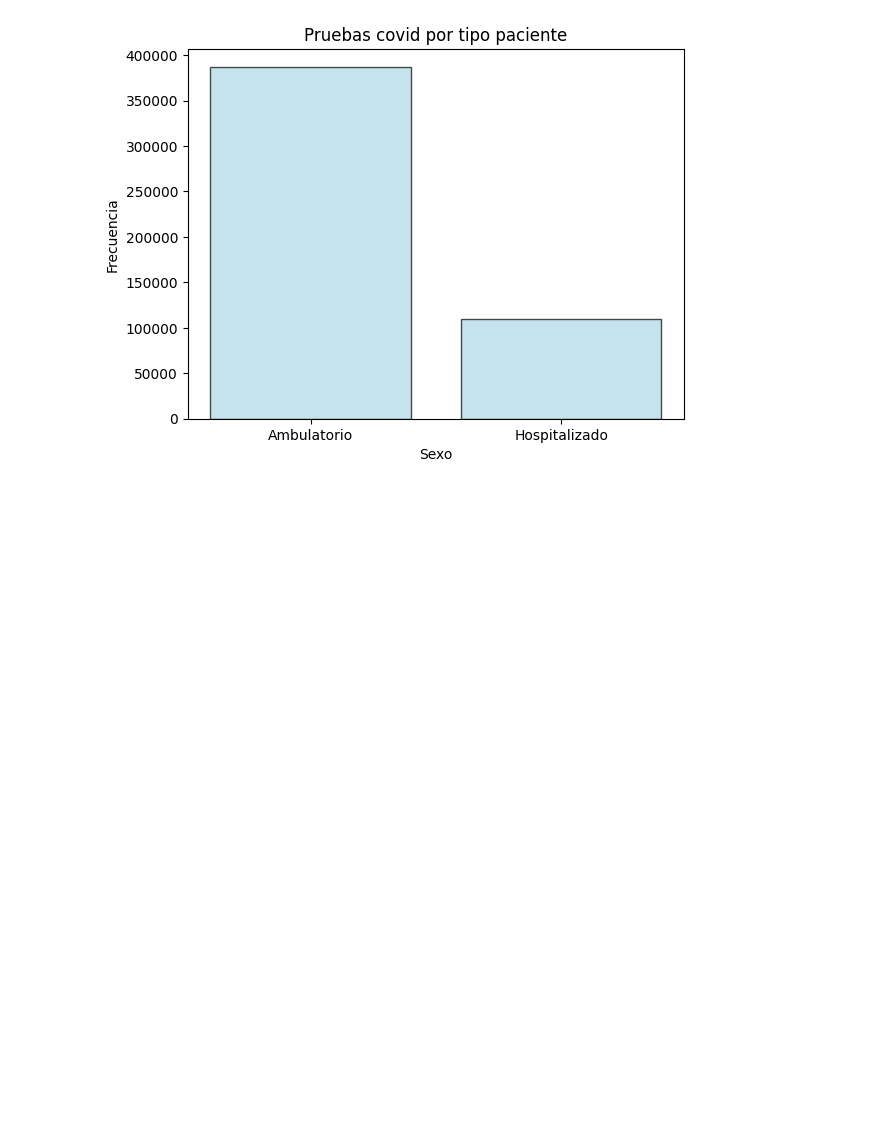
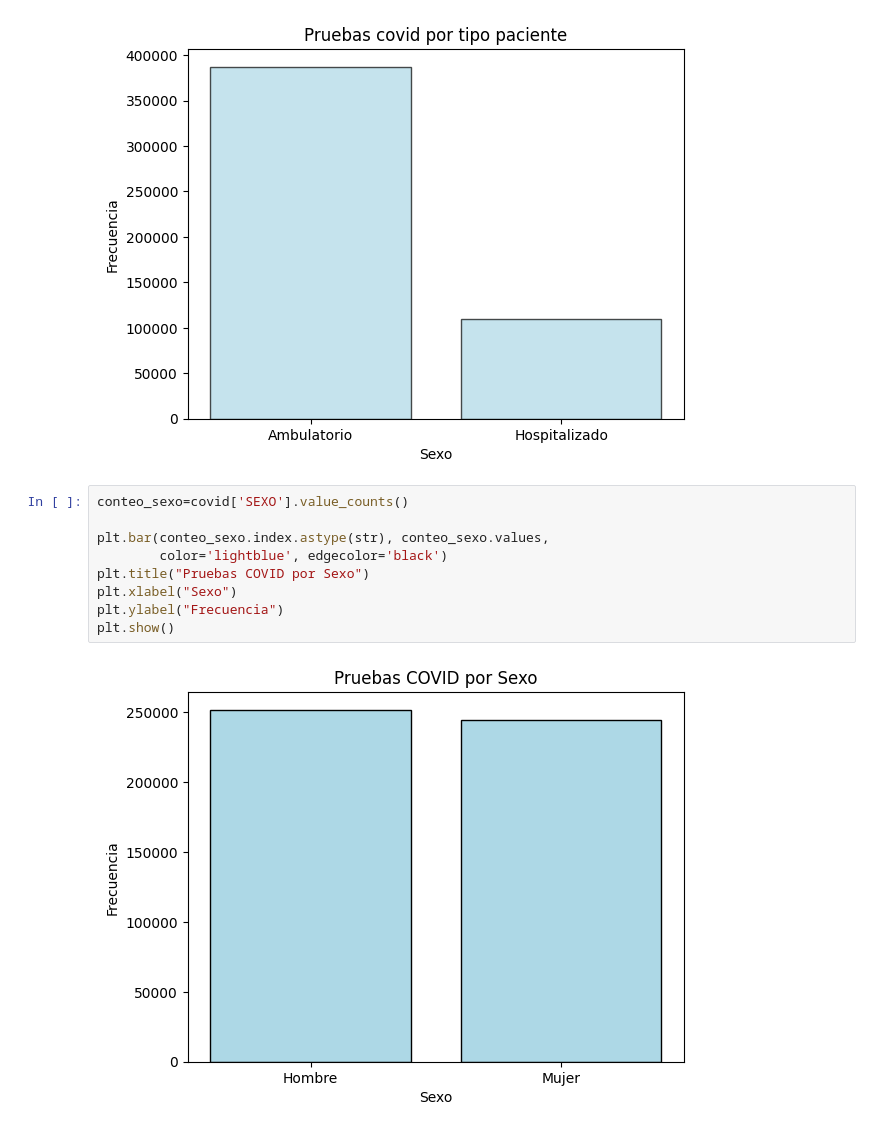
Before and after one commit to Meltdown02/Probabilidad-, a Jupyter notebook: Unidad1/Practica_5.ipynb, the cells around one changed output. Cells and saved outputs as stored; diff of their text form; blank space fills up the shorter version.

```diff
--- a/Unidad1/Practica_5.ipynb
+++ b/Unidad1/Practica_5.ipynb
@@ -107,3 +107,14 @@ plt.ylabel("Frecuencia")
 plt.show()
 # %% [output]
 [figure]
+# %%
+conteo_sexo=covid['SEXO'].value_counts()
+
+plt.bar(conteo_sexo.index.astype(str), conteo_sexo.values,
+        color='lightblue', edgecolor='black')
+plt.title("Pruebas COVID por Sexo")
+plt.xlabel("Sexo")
+plt.ylabel("Frecuencia")
+plt.show()
+# %% [output]
+[figure, added]
```
Also changed, not shown: parts of 5 cells of this notebook.
